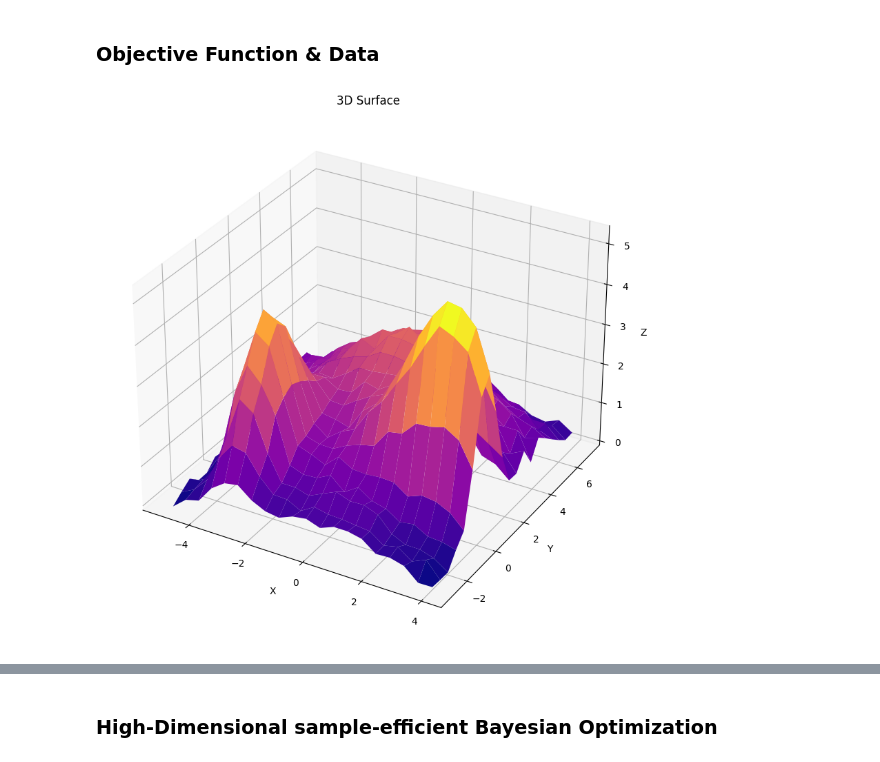
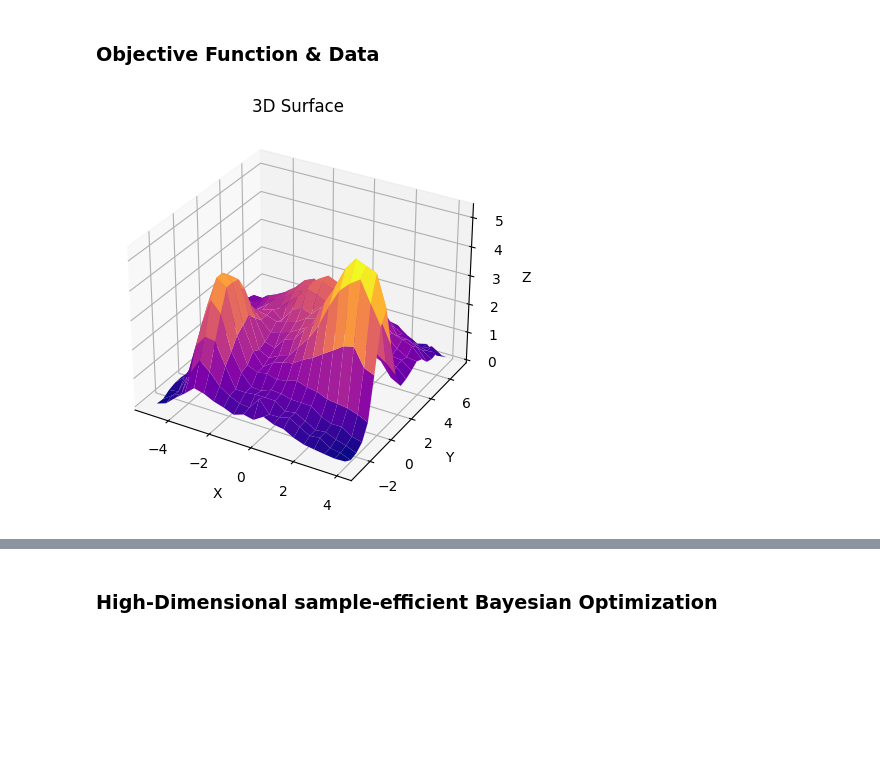
Before and after one commit to mmortazavi/BayesianOptimization_PracticalExamples, a Jupyter notebook: complex_data/3D_BayesianOptimization_BoTorch.ipynb, the cells around one changed output, grey strips where cells are left out. Drawn from its saved outputs; the diff is of its cells as text; code cells hidden in the pictures; blank space fills up the shorter version.

```diff
--- a/complex_data/3D_BayesianOptimization_BoTorch.ipynb
+++ b/complex_data/3D_BayesianOptimization_BoTorch.ipynb
@@ -32,3 +41,18 @@ tkwargs = {"device": torch.device("cuda" if torch.cuda.is_available() else "cpu"
+# %%
+lower_bound_x = -5
+upper_bound_x = 4
+
+lower_bound_y = -3
+upper_bound_y = 7
+
+num_of_points = 20
+noise = 0
+
+bounds = torch.tensor([[float(lower_bound_x), float(upper_bound_x)], [
+                      float(lower_bound_y), float(upper_bound_y)]])
+# use a GPU if available
+device = torch.device("cuda" if torch.cuda.is_available() else "cpu")
+dtype = torch.float
 # %% [markdown]
 ### Objective Function & Data
 # %%
@@ -49,36 +73,37 @@ def generate_3d_data(xmin, xmax, ymin, ymax, line_mesh):
 
     # A list of the Gaussian parameters: x0, y0, xalpha, yalpha, A
     gprms = [(0, 2, 2.5, 5.4, 1.5),
             (-1, 4, 6, 2.5, 1.8),
             (-3, -0.5, 1, 2, 4),
             (3, 0.5, 2, 1, 5)
             ]
 
     # Standard deviation of normally-distributed noise to add in generating
     # our test function to fit.
     noise_sigma = 0.1
 
     # The function to be fit is Z.
     Z = np.zeros(X.shape)
     for p in gprms:
         Z += gaussian(X, Y, *p)
     Z += noise_sigma * np.random.randn(*Z.shape)
 
     return X, Y, Z
 
-X, Y, Z = generate_3d_data(-5, 4, -3, 7, 20)
+
+X, Y, Z = generate_3d_data(lower_bound_x, upper_bound_x, lower_bound_y, upper_bound_y, num_of_points)
 # Plot the 3D figure of the fitted function and the residuals.
-fig = plt.figure(figsize=(10, 10))
+fig = plt.figure(figsize=(5, 5))
 ax = fig.gca(projection='3d')
 ax.plot_surface(X, Y, Z, cmap='plasma')
 ax.set_zlim(0,np.max(Z))
 ax.set_xlabel('X')
 ax.set_ylabel('Y')
 ax.set_zlabel('Z')
 ax.set_title('3D Surface')
 plt.show();
 # %% [output]
-[figure, old version]
+[figure, new version]
 # %%
 df = pd.DataFrame(columns=['X', 'Y', 'Z'], dtype=float)
 
```
Also changed, not shown: parts of 26 cells of this notebook, 2 other files.
